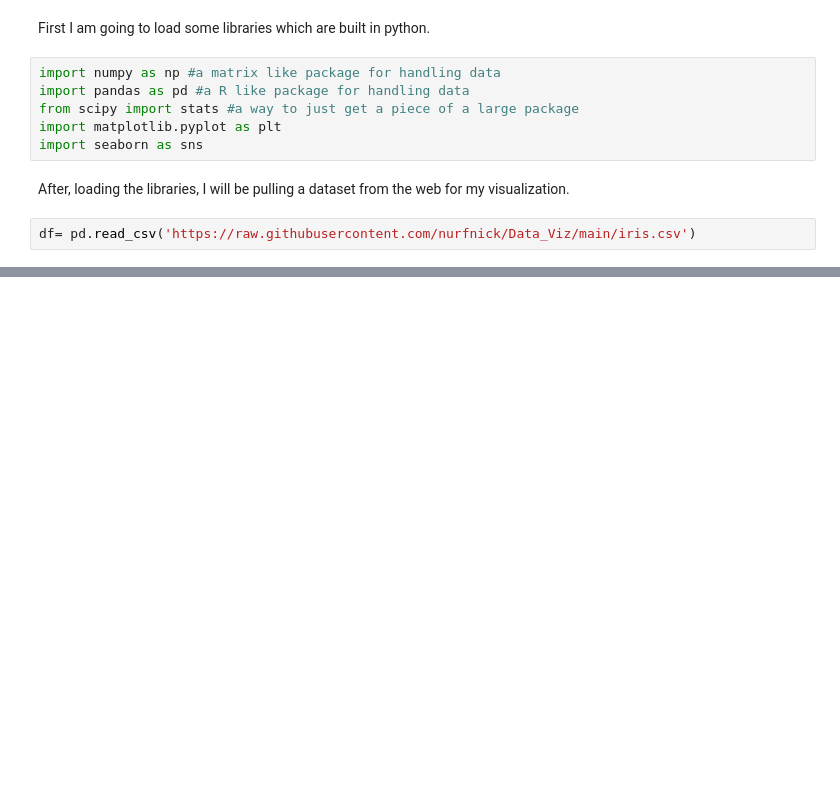
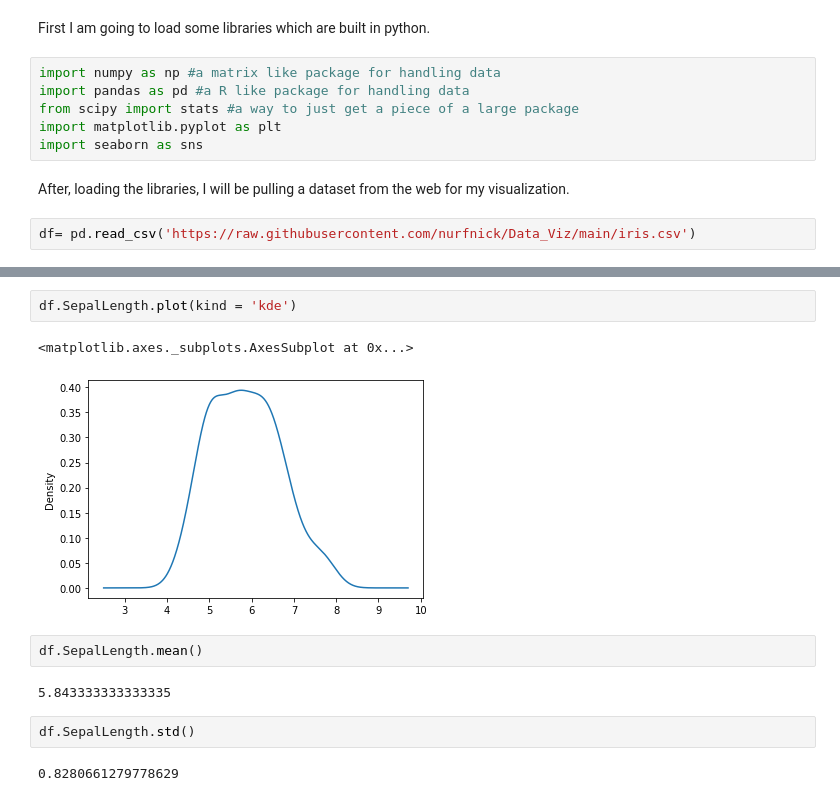
Before and after one commit to SagarSitaula1/Data-Visual, a Jupyter notebook: Datavisual.ipynb, the cells around one changed output, grey strips where cells are left out. Cells and saved outputs as stored; diff of their text form; blank space fills up the shorter version.

```diff
--- a/Datavisual.ipynb
+++ b/Datavisual.ipynb
@@ -18,0 +37,13 @@ df= pd.read_csv('https://raw.githubusercontent.com/nurfnick/Data_Viz/main/iris.c
+# %%
+df.SepalLength.plot(kind = 'kde')
+# %% [output]
+<matplotlib.axes._subplots.AxesSubplot at 0x...>
+[figure, added]
+# %%
+df.SepalLength.mean()
+# %% [output]
+5.843333333333335
+# %%
+df.SepalLength.std()
+# %% [output]
+0.8280661279778629
```
Also changed, not shown: parts of 6 cells of this notebook.
